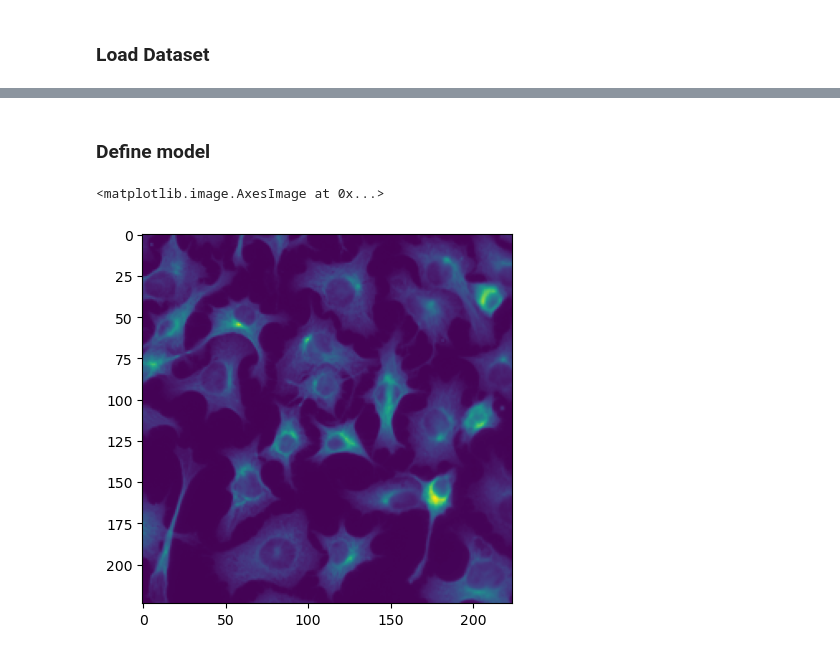
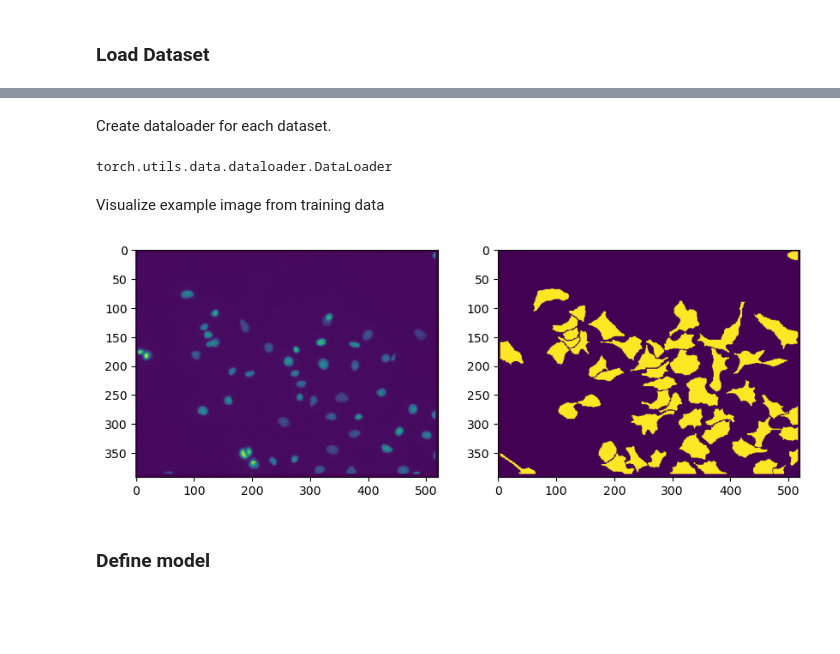
Before and after one commit to atleer/DL-demos, a Jupyter notebook: project_templates/neuroscience/ca_imaging/cellular_segmentation_from_scratch.ipynb, the cells around one changed output, grey strips where cells are left out. Drawn from its saved outputs; the diff is of its cells as text; code cells hidden in the pictures; blank space fills up the shorter version.

Commit message:
Put dataset in class and add split into train, validation, and test

```diff
--- a/project_templates/neuroscience/ca_imaging/cellular_segmentation_from_scratch.ipynb
+++ b/project_templates/neuroscience/ca_imaging/cellular_segmentation_from_scratch.ipynb
@@ -84,0 +66,2 @@ array([[[[-0.03305785, -0.03305785, -0.03305785, ...,  0.2644628 ,
+# %%
+cells_data = CellsDataset()
@@ -85,2 +70,37 @@ array([[[[-0.03305785, -0.03305785, -0.03305785, ...,  0.2644628 ,
+# %%
+
+
+train_proportion = 0.7
+val_proportion = 0.15
+
+train_size = int(train_proportion*len(cells_data))
+val_size = int(val_proportion*len(cells_data))
+test_size = len(cells_data) - train_size - val_size
+
+train_data, val_data, test_data = random_split(cells_data, [train_size, val_size, test_size])
+# %% [markdown]
+Create dataloader for each dataset.
+# %%
+g_seed = torch.Generator().manual_seed(SEED)
+
+train_dataloader = DataLoader(train_data, shuffle=True, batch_size=8, generator=g_seed)
+val_dataloader = DataLoader(val_data, shuffle=True, batch_size=8, generator=g_seed)
+test_dataloader = DataLoader(test_data, shuffle=True, batch_size=test_size, generator=g_seed)
+# %%
+type(train_dataloader)
+# %% [output]
+torch.utils.data.dataloader.DataLoader
+# %% [markdown]
+Visualize example image from training data
+# %%
+train_images_batch, train_labels_batch = next(iter(train_dataloader))
+
+fig, axes = plt.subplots(ncols=2, figsize = (10,6))
+
+image_nr = 1
+axes[0].imshow(train_images_batch[image_nr,1])
+axes[1].imshow(train_labels_batch[image_nr]);
+# %% [output]
+[figure, added]
 # %% [markdown]
 ### Define model
@@ -104,5 +106,0 @@ class SimpleNet(nn.Module):
-# %%
-plt.imshow(images[0,0])
-# %% [output]
-<matplotlib.image.AxesImage at 0x...>
-[figure, removed]
```
Also changed, not shown: parts of 30 cells of this notebook.
